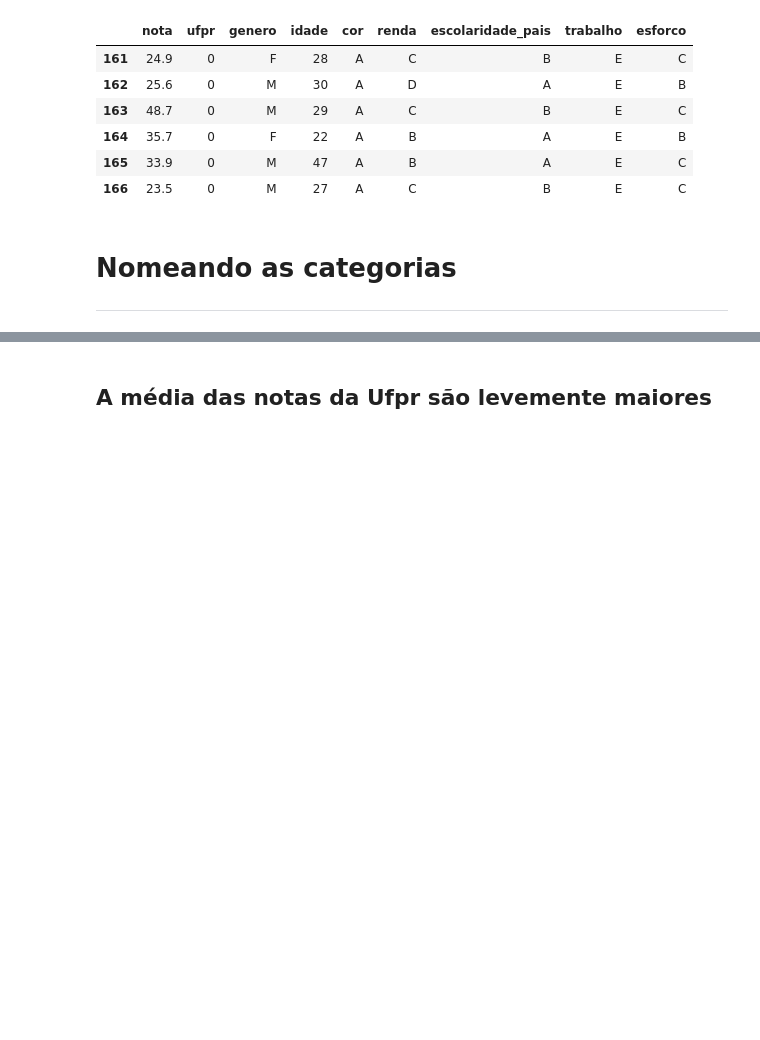
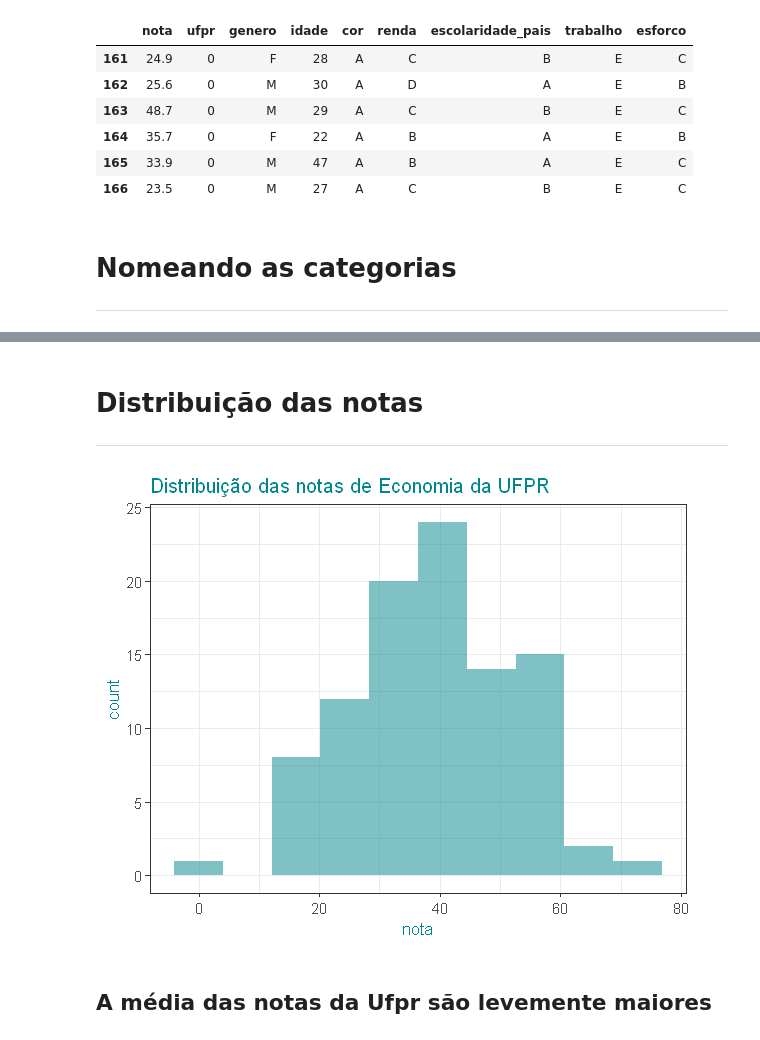
Before and after one commit to emariot/econometria, a Jupyter notebook: funcao_desempenho_economia_ufpr.ipynb, the cells around one changed output, grey strips where cells are left out. Cells and saved outputs as stored; diff of their text form; code cells hidden in the pictures; blank space fills up the shorter version.

```diff
--- a/funcao_desempenho_economia_ufpr.ipynb
+++ b/funcao_desempenho_economia_ufpr.ipynb
@@ -77,6 +86,19 @@ head(df_1)
 | 164 | 35.7 | 0 | F | 22 | branca | De 1.5 a 3 salários mínimos | sim | Trabalha 40 hrs. semanais ou mais | De uma a três |
 | 165 | 33.9 | 0 | M | 47 | branca | De 1.5 a 3 salários mínimos | sim | Trabalha 40 hrs. semanais ou mais | De quatro a sete |
 | 166 | 23.5 | 0 | M | 27 | branca | De 3 a 4.5 salários mínimos | não | Trabalha 40 hrs. semanais ou mais | De quatro a sete |
+# %%
+df_ufpr = df_1[df_1$ufpr==1,]
+# %% [markdown]
+# Distribuição das notas
+---
+# %%
+ggplot(df_ufpr, aes(x=nota)) +
+    geom_histogram(alpha=0.5, bins = 10, fill="turquoise4", na.rm = TRUE)+
+    ggtitle("Distribuição das notas de Economia da UFPR")+
+    theme_bw()+
+    theme(title=element_text(size=10,color="turquoise4"))
+# %% [output]
+[figure, added]
 # %% [markdown]
 ## A média das notas da Ufpr são levemente maiores
 # %%
```
Also changed, not shown: parts of 32 cells of this notebook.
